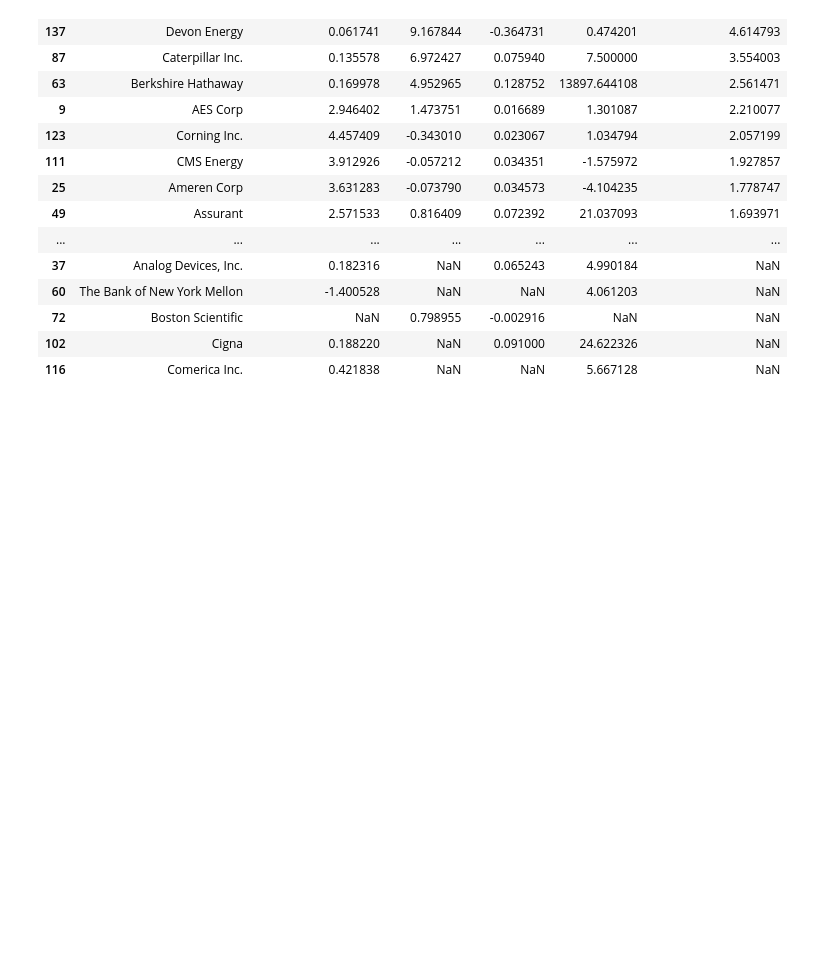
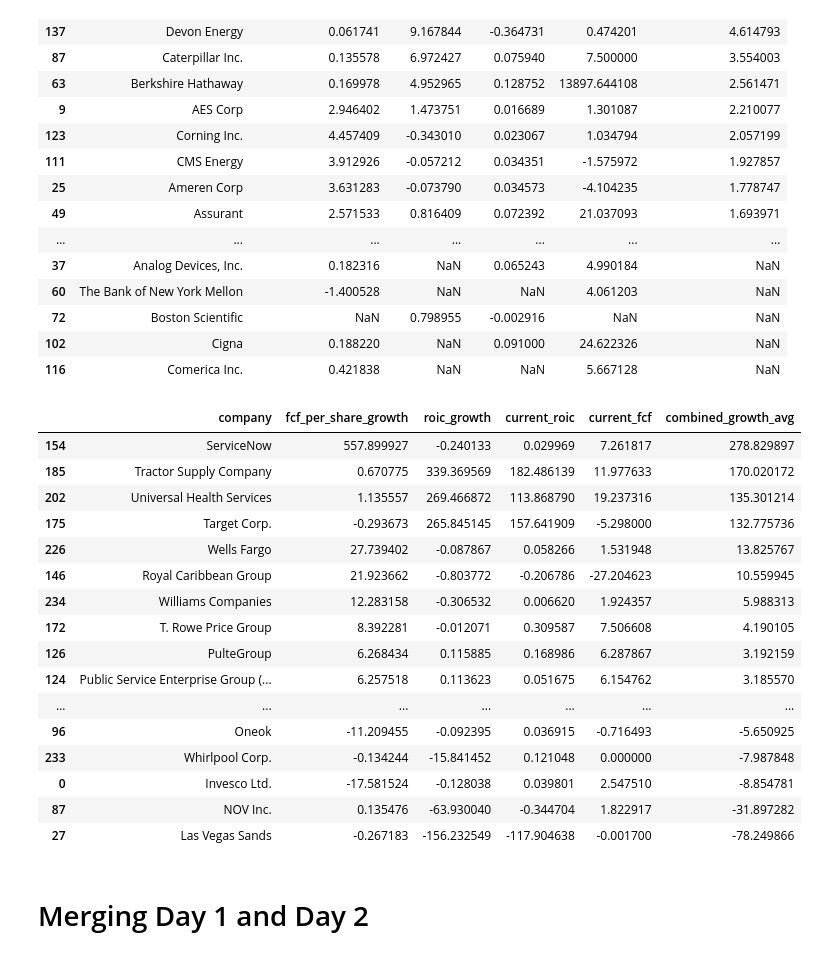
Before and after one commit to mwirtz946/esg_materiality_analysis, a Jupyter notebook: data_collection/fcf_and_roic.ipynb, the cells around one changed output. Cells and saved outputs as stored; diff of their text form; code cells hidden in the pictures; blank space fills up the shorter version.

Commit message:
finalized fcf_n_roic data and pickled for use

```diff
--- a/data_collection/fcf_and_roic.ipynb
+++ b/data_collection/fcf_and_roic.ipynb
@@ -137,3 +137,27 @@ df_day1
 | 72 | Boston Scientific | NaN | 0.798955 | -0.002916 | NaN | NaN |
 | 102 | Cigna | 0.188220 | NaN | 0.091000 | 24.622326 | NaN |
 | 116 | Comerica Inc. | 0.421838 | NaN | NaN | 5.667128 | NaN |
+# %%
+df_day2 = fa_metrics(companies_n_tickers[249:],5)
+# %%
+df_day2
+# %% [output]
+|  | company | fcf_per_share_growth | roic_growth | current_roic | current_fcf | combined_growth_avg |
+| 154 | ServiceNow | 557.899927 | -0.240133 | 0.029969 | 7.261817 | 278.829897 |
+| 185 | Tractor Supply Company | 0.670775 | 339.369569 | 182.486139 | 11.977633 | 170.020172 |
+| 202 | Universal Health Services | 1.135557 | 269.466872 | 113.868790 | 19.237316 | 135.301214 |
+| 175 | Target Corp. | -0.293673 | 265.845145 | 157.641909 | -5.298000 | 132.775736 |
+| 226 | Wells Fargo | 27.739402 | -0.087867 | 0.058266 | 1.531948 | 13.825767 |
+| 146 | Royal Caribbean Group | 21.923662 | -0.803772 | -0.206786 | -27.204623 | 10.559945 |
+| 234 | Williams Companies | 12.283158 | -0.306532 | 0.006620 | 1.924357 | 5.988313 |
+| 172 | T. Rowe Price Group | 8.392281 | -0.012071 | 0.309587 | 7.506608 | 4.190105 |
+| 126 | PulteGroup | 6.268434 | 0.115885 | 0.168986 | 6.287867 | 3.192159 |
+| 124 | Public Service Enterprise Group (... | 6.257518 | 0.113623 | 0.051675 | 6.154762 | 3.185570 |
+| ... | ... | ... | ... | ... | ... | ... |
+| 96 | Oneok | -11.209455 | -0.092395 | 0.036915 | -0.716493 | -5.650925 |
+| 233 | Whirlpool Corp. | -0.134244 | -15.841452 | 0.121048 | 0.000000 | -7.987848 |
+| 0 | Invesco Ltd. | -17.581524 | -0.128038 | 0.039801 | 2.547510 | -8.854781 |
+| 87 | NOV Inc. | 0.135476 | -63.930040 | -0.344704 | 1.822917 | -31.897282 |
+| 27 | Las Vegas Sands | -0.267183 | -156.232549 | -117.904638 | -0.001700 | -78.249866 |
+# %% [markdown]
+# Merging Day 1 and Day 2
```
Also changed, not shown: parts of 4 cells of this notebook, 2 other files.
